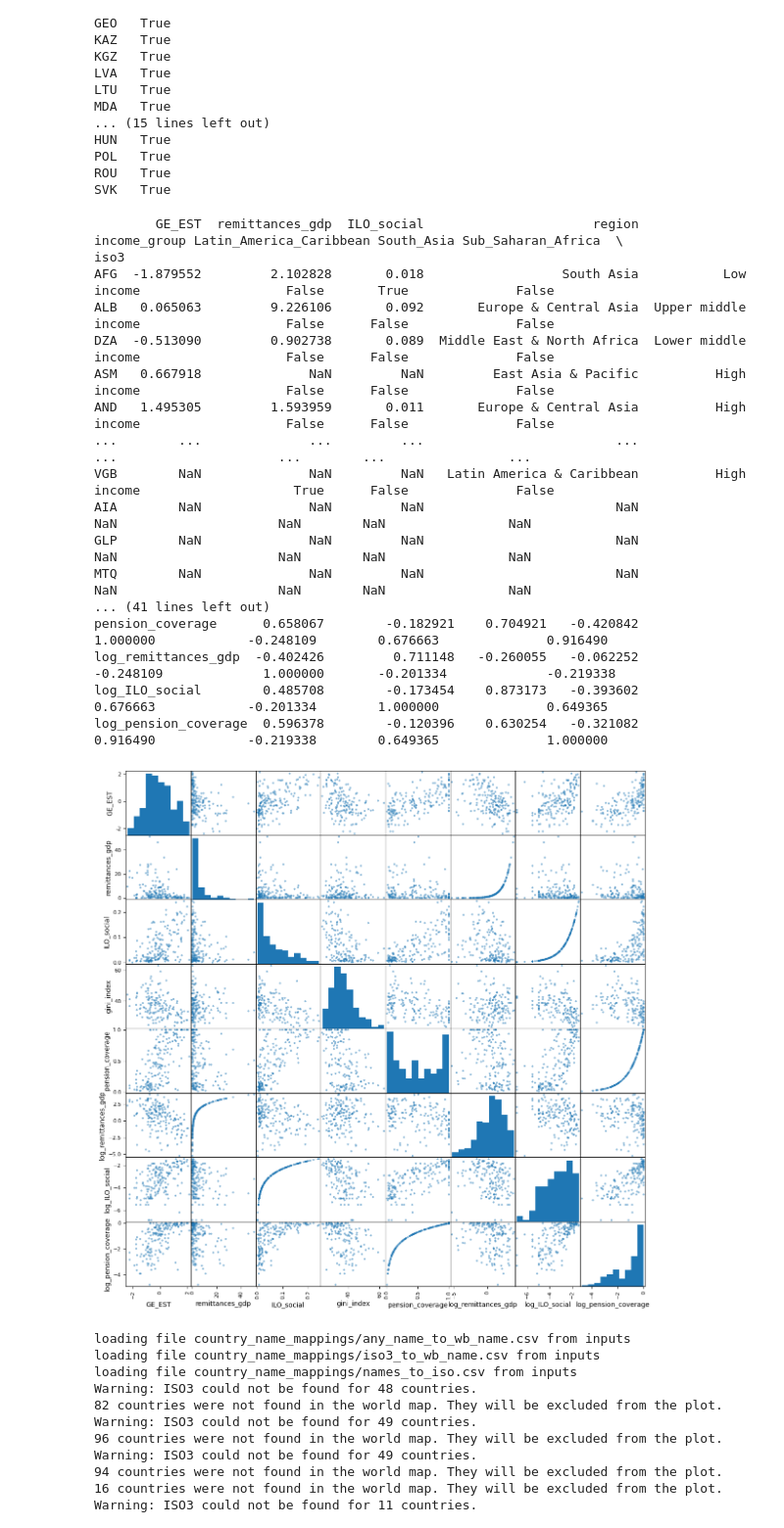
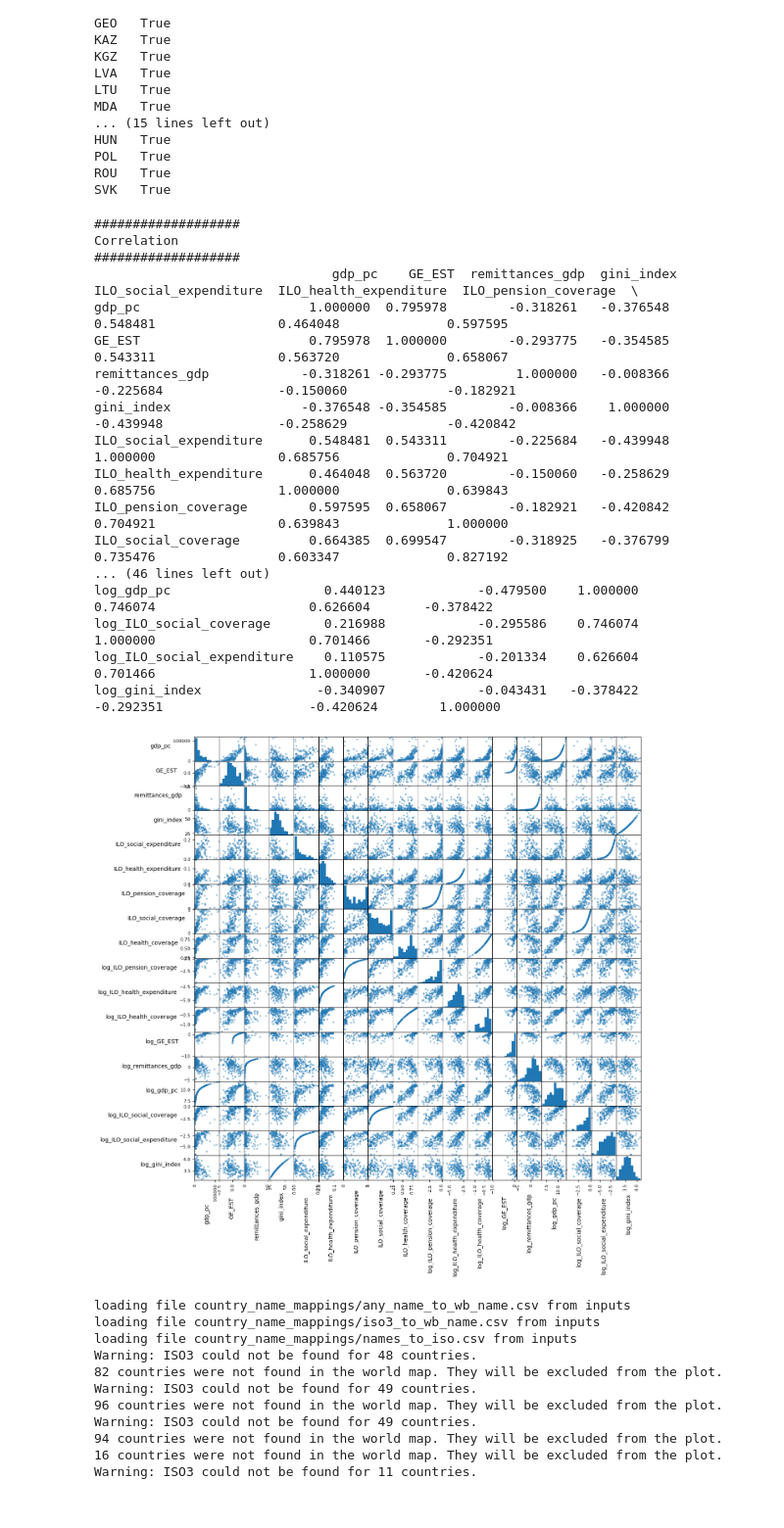
Before and after one commit to rmiddelanis/global-unbreakable-model, a Jupyter notebook: missing_aspire_regression.ipynb, the cells around one changed output. Shown at 98% size. Saved outputs shown, nothing was run; the diff lists cells and outputs as text; code cells hidden in the pictures.

```diff
--- a/missing_aspire_regression.ipynb
+++ b/missing_aspire_regression.ipynb
@@ -112,10 +184,8 @@ array([[<Axes: title={'center': 'remittances_gdp'}>]], dtype=object)
 # %%
-social_prot_expenditure = pd.read_excel("./inputs/social_share_regression/ILO/tableA4.3_data.xlsx", index_col=0)
-social_prot_expenditure = social_prot_expenditure["Total expenditure on social protection (excluding health)"]
-social_prot_expenditure.rename('ILO_social', inplace=True)
-social_prot_expenditure = social_prot_expenditure.replace('...', np.nan).dropna()
-social_prot_expenditure = social_prot_expenditure.astype(float)
-social_prot_expenditure /= 100
-social_prot_expenditure = df_to_iso3(social_prot_expenditure.reset_index(), 'country', any_to_wb).set_index('iso3').drop('country', axis=1)
+ILO_A4_3 = pd.read_excel("./inputs/social_share_regression/ILO/tableA4.3_data.xlsx", na_values=['…', '...'])
+ILO_A4_3 = df_to_iso3(ILO_A4_3, 'country', any_to_wb).set_index('iso3').drop('country', axis=1)
+social_prot_expenditure = (ILO_A4_3['Total expenditure on social protection (excluding health)'].astype(float) / 100).dropna().squeeze().rename('ILO_social_expenditure')
+health_expenditure = (ILO_A4_3['Domestic general government health expenditure (GGHE-D), WHO'].astype(float) / 100).dropna().squeeze().rename('ILO_health_expenditure')
 print(social_prot_expenditure)
+print(health_expenditure)
 # %% [output]
@@ -144,6 +226,6 @@ array([[<Axes: title={'center': 'ILO_social'}>]], dtype=object)
 # %%
 pension_coverage = pd.read_excel("./inputs/social_share_regression/ILO/wcms_tableA4.2.xlsx", na_values='…').iloc[29:, [2, 15]]
-pension_coverage.columns = ['iso3', 'pension_coverage']
+pension_coverage.columns = ['iso3', 'ILO_pension_coverage']
 pension_coverage.set_index('iso3', inplace=True)
 pension_coverage.dropna(inplace=True)
 pension_coverage = pension_coverage.astype(float) / 100
@@ -212,0 +239,6 @@ array([[<Axes: title={'center': 'gini_index'}>]], dtype=object)
+# %%
+social_prot_coverage = pd.read_excel("./inputs/social_share_regression/ILO/wcms_tableA4.2.xlsx", na_values='…').iloc[29:, [2, 7]]
+social_prot_coverage.columns = ['iso3', 'ILO_social_coverage']
+social_prot_coverage.set_index('iso3', inplace=True)
+social_prot_coverage.dropna(inplace=True)
+social_prot_coverage = social_prot_coverage.astype(float) / 100
@@ -212,0 +252,6 @@ array([[<Axes: title={'center': 'gini_index'}>]], dtype=object)
+# %%
+health_coverage = pd.read_excel("./inputs/social_share_regression/ILO/wcms_tableA4.2.xlsx", na_values='…').iloc[29:, [2, 16]]
+health_coverage.columns = ['iso3', 'ILO_health_coverage']
+health_coverage.set_index('iso3', inplace=True)
+health_coverage.dropna(inplace=True)
+health_coverage = health_coverage.astype(float) / 100
@@ -256,37 +308,38 @@ POL   True
 ROU   True
 SVK   True
 # %%
-# X = pd.concat([gdp_pc, gvt_effectiveness, remittances, social_prot_expenditure, wb_country_classification, gini_index], axis=1).dropna()
-X = pd.concat([gvt_effectiveness, remittances, social_prot_expenditure, wb_country_classification, gini_index, pension_coverage], axis=1)
+X = pd.concat([gdp_pc, gvt_effectiveness, remittances, wb_country_classification, gini_index, social_prot_expenditure, health_expenditure, pension_coverage, social_prot_coverage, health_coverage], axis=1)
 X = pd.concat([X, fsc], axis=1)
 X['FSR'] = X['FSR'].fillna(False).astype(int)
 # X.dropna(inplace=True)
 categorial_columns = list(wb_country_classification.columns) + ['FSR']
-print(X)
-X['log_remittances_gdp'] = np.log(X['remittances_gdp'])
-X['log_ILO_social'] = np.log(X['ILO_social'])
-X['log_pension_coverage'] = np.log(X['pension_coverage'])
+for c in list(set(X.columns) - set(categorial_columns)):
+    X[f"log_{c}"] = np.log(X[c])
 X = X.replace({np.inf: np.nan, -np.inf: np.nan})
 fig, ax = plt.subplots(1, 1, figsize=(14, 14))
-pd.plotting.scatter_matrix(X.drop(categorial_columns, axis=1), ax=ax)
+axes = pd.plotting.scatter_matrix(X.drop(categorial_columns, axis=1), ax=ax)
+for ax in axes.flatten():
+    ax.xaxis.label.set_rotation(90)
+    ax.yaxis.label.set_rotation(0)
+    ax.yaxis.label.set_ha('right')
 print("\n\n###################\nCorrelation\n###################\n", X.drop(categorial_columns, axis=1).corr())
 # %% [output]
-        GE_EST  remittances_gdp  ILO_social                      region         income_group Latin_America_Caribbean South_Asia Sub_Saharan_Africa  \
-iso3
-AFG  -1.879552         2.102828       0.018                  South Asia           Low income                   False       True              False
-ALB   0.065063         9.226106       0.092       Europe & Central Asia  Upper middle income                   False      False              False
-DZA  -0.513090         0.902738       0.089  Middle East & North Africa  Lower middle income                   False      False              False
-ASM   0.667918              NaN         NaN         East Asia & Pacific          High income                   False      False              False
-AND   1.495305         1.593959       0.011       Europe & Central Asia          High income                   False      False              False
-...        ...              ...         ...                         ...                  ...                     ...        ...                ...
-VGB        NaN              NaN         NaN   Latin America & Caribbean          High income                    True      False              False
-AIA        NaN              NaN         NaN                         NaN                  NaN                     NaN        NaN                NaN
-GLP        NaN              NaN         NaN                         NaN                  NaN                     NaN        NaN                NaN
-MTQ        NaN              NaN         NaN                         NaN                  NaN                     NaN        NaN                NaN
-... (41 lines left out)
-pension_coverage      0.658067        -0.182921    0.704921   -0.420842          1.000000            -0.248109        0.676663              0.916490
-log_remittances_gdp  -0.402426         0.711148   -0.260055   -0.062252         -0.248109             1.000000       -0.201334             -0.219338
-log_ILO_social        0.485708        -0.173454    0.873173   -0.393602          0.676663            -0.201334        1.000000              0.649365
-log_pension_coverage  0.596378        -0.120396    0.630254   -0.321082          0.916490            -0.219338        0.649365              1.000000
+###################
+Correlation
+###################
+                               gdp_pc    GE_EST  remittances_gdp  gini_index  ILO_social_expenditure  ILO_health_expenditure  ILO_pension_coverage  \
+gdp_pc                      1.000000  0.795978        -0.318261   -0.376548                0.548481                0.464048              0.597595
+GE_EST                      0.795978  1.000000        -0.293775   -0.354585                0.543311                0.563720              0.658067
+remittances_gdp            -0.318261 -0.293775         1.000000   -0.008366               -0.225684               -0.150060             -0.182921
+gini_index                 -0.376548 -0.354585        -0.008366    1.000000               -0.439948               -0.258629             -0.420842
+ILO_social_expenditure      0.548481  0.543311        -0.225684   -0.439948                1.000000                0.685756              0.704921
+ILO_health_expenditure      0.464048  0.563720        -0.150060   -0.258629                0.685756                1.000000              0.639843
+ILO_pension_coverage        0.597595  0.658067        -0.182921   -0.420842                0.704921                0.639843              1.000000
+ILO_social_coverage         0.664385  0.699547        -0.318925   -0.376799                0.735476                0.603347              0.827192
+... (46 lines left out)
+log_gdp_pc                    0.440123            -0.479500    1.000000                 0.746074                    0.626604       -0.378422
+log_ILO_social_coverage       0.216988            -0.295586    0.746074                 1.000000                    0.701466       -0.292351
+log_ILO_social_expenditure    0.110575            -0.201334    0.626604                 0.701466                    1.000000       -0.420624
+log_gini_index               -0.340907            -0.043431   -0.378422                -0.292351                   -0.420624        1.000000
-[figure, old version]
+[figure, new version]
 # %%
```
Also changed, not shown: parts of 85 cells of this notebook, 3 other files.
